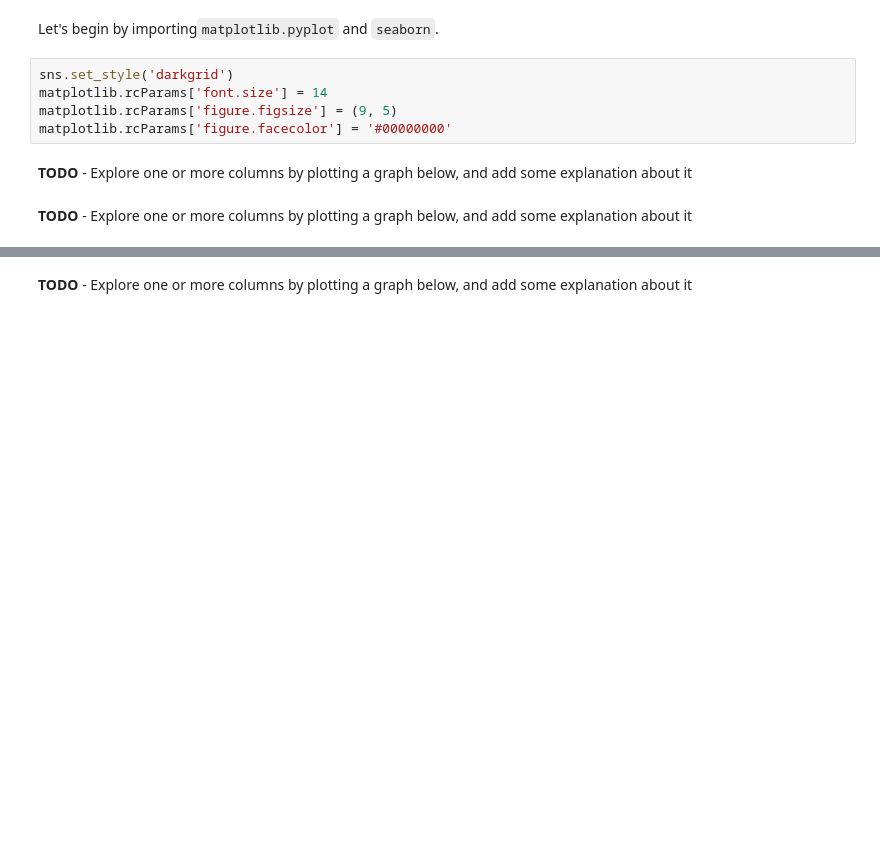
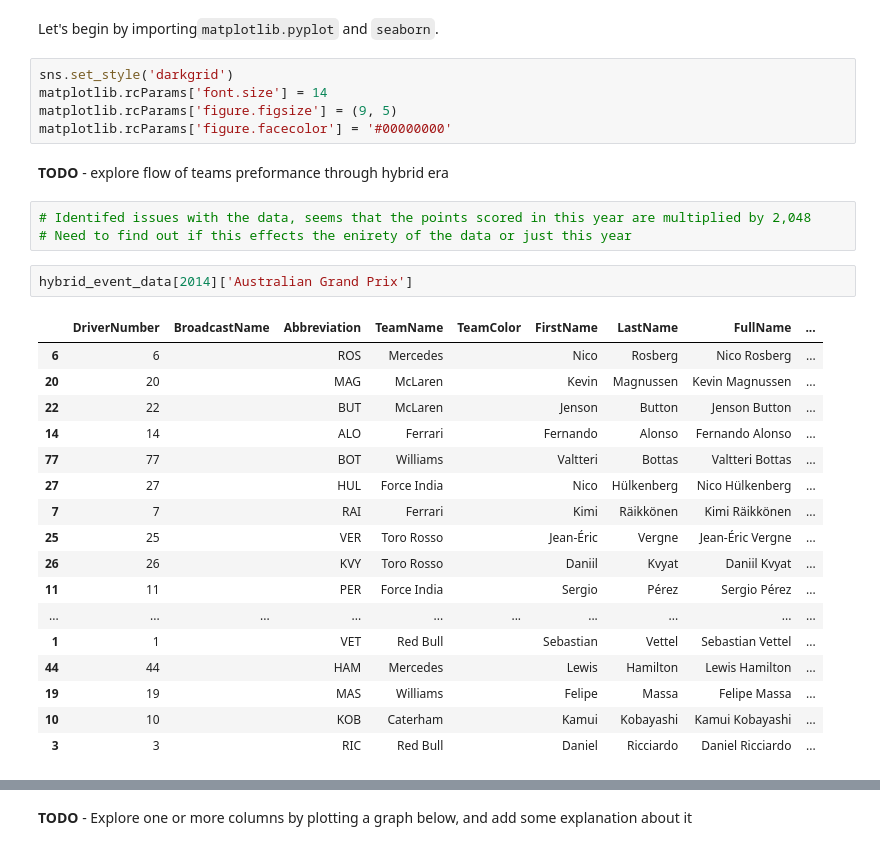
Before and after one commit to Zoibderg/F1-Analysis, a Jupyter notebook: Hybrid_Era_Analysis.ipynb, the cells around one changed output, grey strips where cells are left out. Cells and saved outputs as stored; diff of their text form; blank space fills up the shorter version.

Commit message:
identifed issue with points in data set, seems that some scores are multiplied by 2,048

```diff
--- a/Hybrid_Era_Analysis.ipynb
+++ b/Hybrid_Era_Analysis.ipynb
@@ -460,7 +460,28 @@ sns.set_style('darkgrid')
 matplotlib.rcParams['font.size'] = 14
 matplotlib.rcParams['figure.figsize'] = (9, 5)
 matplotlib.rcParams['figure.facecolor'] = '#00000000'
-# %% [markdown]
-**TODO** - Explore one or more columns by plotting a graph below, and add some explanation about it
-# %% [markdown]
-**TODO** - Explore one or more columns by plotting a graph below, and add some explanation about it
+# %% [markdown]
+**TODO** - explore flow of teams preformance through hybrid era
+# %%
+# Identifed issues with the data, seems that the points scored in this year are multiplied by 2,048
+# Need to find out if this effects the enirety of the data or just this year
+# %%
+hybrid_event_data[2014]['Australian Grand Prix']
+# %% [output]
+|  | DriverNumber | BroadcastName | Abbreviation | TeamName | TeamColor | FirstName | LastName | FullName | ... |
+| 6 | 6 |  | ROS | Mercedes |  | Nico | Rosberg | Nico Rosberg | ... |
+| 20 | 20 |  | MAG | McLaren |  | Kevin | Magnussen | Kevin Magnussen | ... |
+| 22 | 22 |  | BUT | McLaren |  | Jenson | Button | Jenson Button | ... |
+| 14 | 14 |  | ALO | Ferrari |  | Fernando | Alonso | Fernando Alonso | ... |
+| 77 | 77 |  | BOT | Williams |  | Valtteri | Bottas | Valtteri Bottas | ... |
+| 27 | 27 |  | HUL | Force India |  | Nico | Hülkenberg | Nico Hülkenberg | ... |
+| 7 | 7 |  | RAI | Ferrari |  | Kimi | Räikkönen | Kimi Räikkönen | ... |
+| 25 | 25 |  | VER | Toro Rosso |  | Jean-Éric | Vergne | Jean-Éric Vergne | ... |
+| 26 | 26 |  | KVY | Toro Rosso |  | Daniil | Kvyat | Daniil Kvyat | ... |
+| 11 | 11 |  | PER | Force India |  | Sergio | Pérez | Sergio Pérez | ... |
+| ... | ... | ... | ... | ... | ... | ... | ... | ... | ... |
+| 1 | 1 |  | VET | Red Bull |  | Sebastian | Vettel | Sebastian Vettel | ... |
+| 44 | 44 |  | HAM | Mercedes |  | Lewis | Hamilton | Lewis Hamilton | ... |
+| 19 | 19 |  | MAS | Williams |  | Felipe | Massa | Felipe Massa | ... |
+| 10 | 10 |  | KOB | Caterham |  | Kamui | Kobayashi | Kamui Kobayashi | ... |
+| 3 | 3 |  | RIC | Red Bull |  | Daniel | Ricciardo | Daniel Ricciardo | ... |
```
Also changed, not shown: parts of 2 cells of this notebook.
